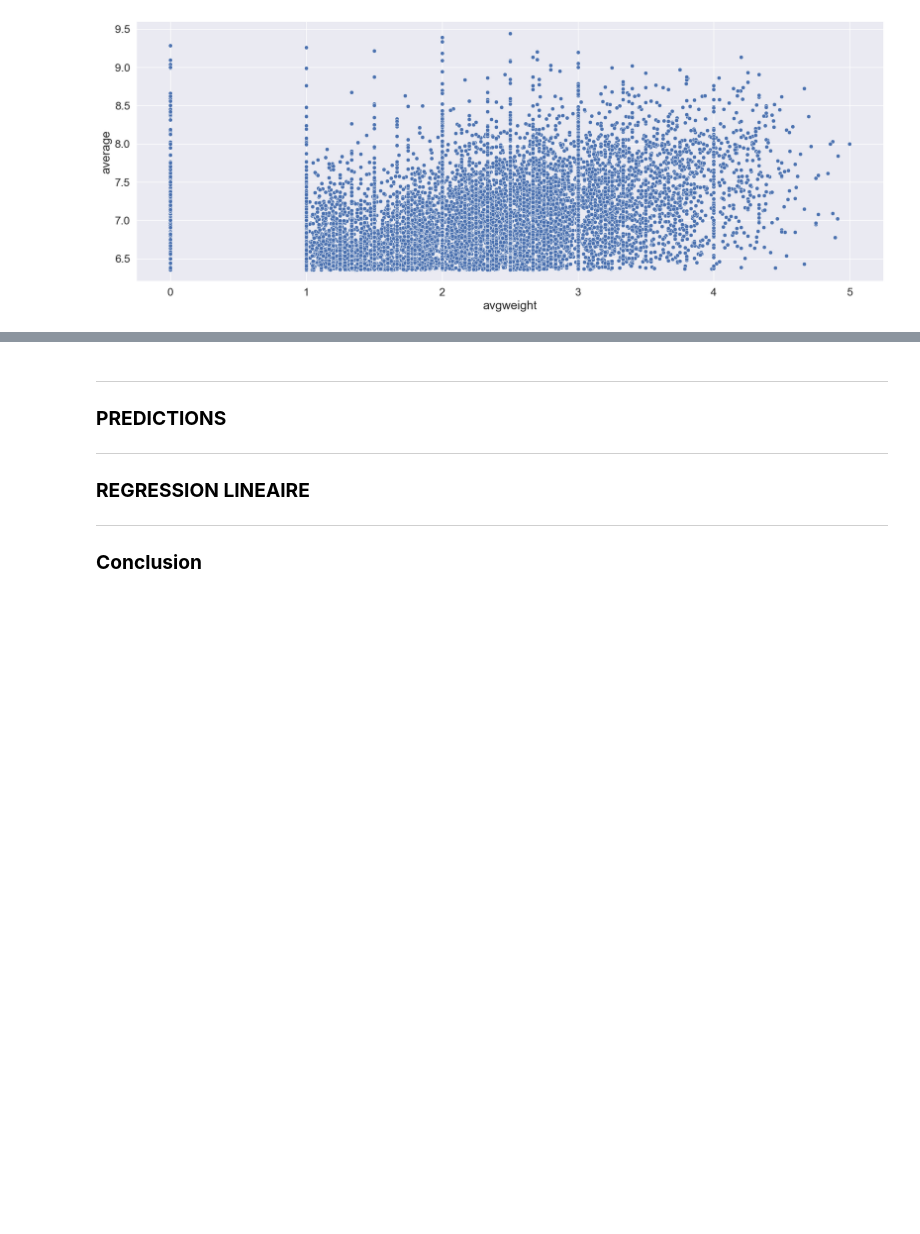
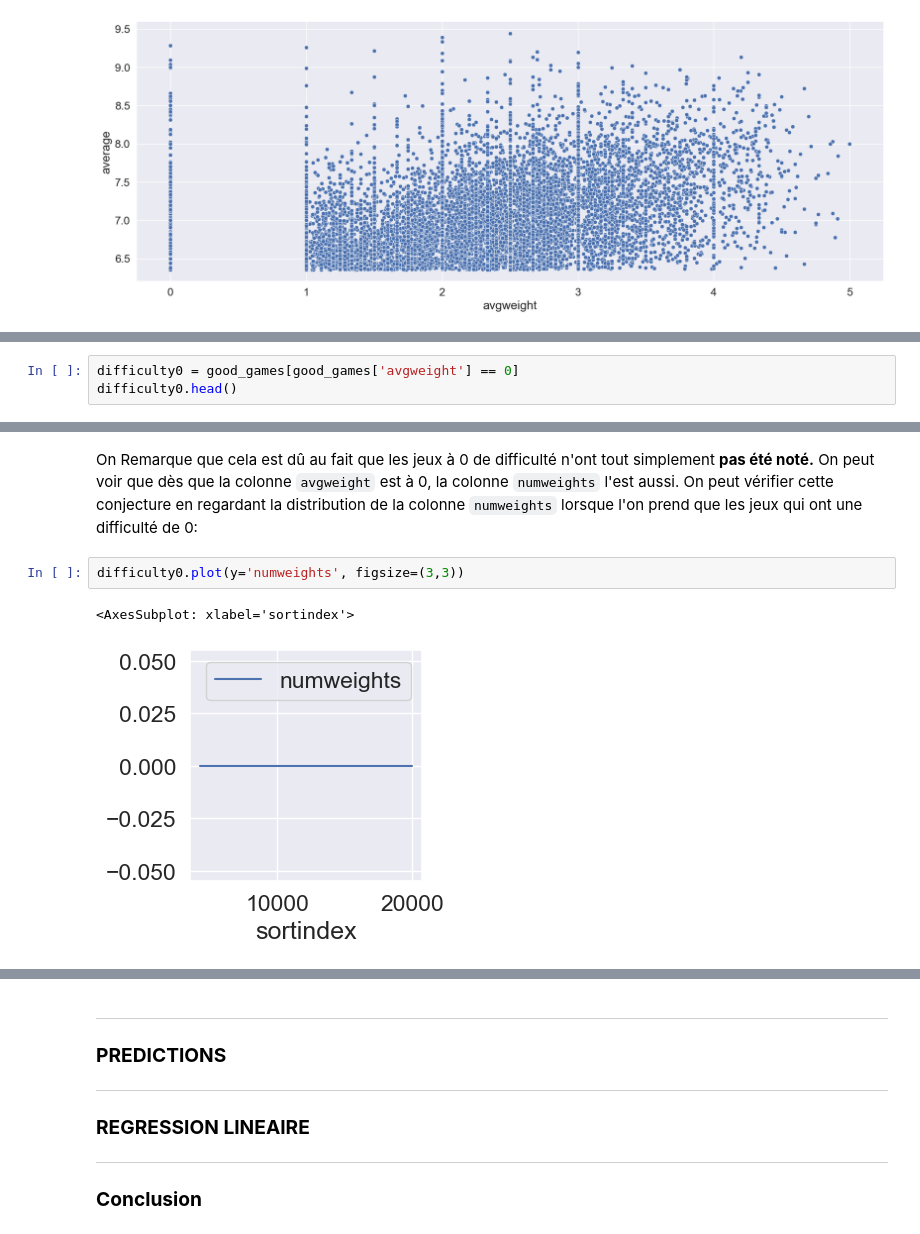
Before and after one commit to LOISGALLAUD/issd, a Jupyter notebook: PROJET/LGALLAUD.ipynb, the cells around one changed output, grey strips where cells are left out. Drawn from its saved outputs; the diff is of its cells as text; blank space fills up the shorter version.

```diff
--- a/PROJET/LGALLAUD.ipynb
+++ b/PROJET/LGALLAUD.ipynb
@@ -476,0 +489,3 @@ _Remarques_:
+# %%
+difficulty0 = good_games[good_games['avgweight'] == 0]
+difficulty0.head()
@@ -476,0 +500,7 @@ _Remarques_:
+# %% [markdown]
+On Remarque que cela est dû au fait que les jeux à 0 de difficulté n'ont tout simplement **pas été noté.** On peut voir que dès que la colonne `avgweight` est à 0, la colonne `numweights` l'est aussi. On peut vérifier cette conjecture en regardant la distribution de la colonne `numweights` lorsque l'on prend que les jeux qui ont une difficulté de 0:
+# %%
+difficulty0.plot(y='numweights', figsize=(3,3))
+# %% [output]
+<AxesSubplot: xlabel='sortindex'>
+[figure, added]
```
Also changed, not shown: parts of 23 cells of this notebook, 3 other files.
